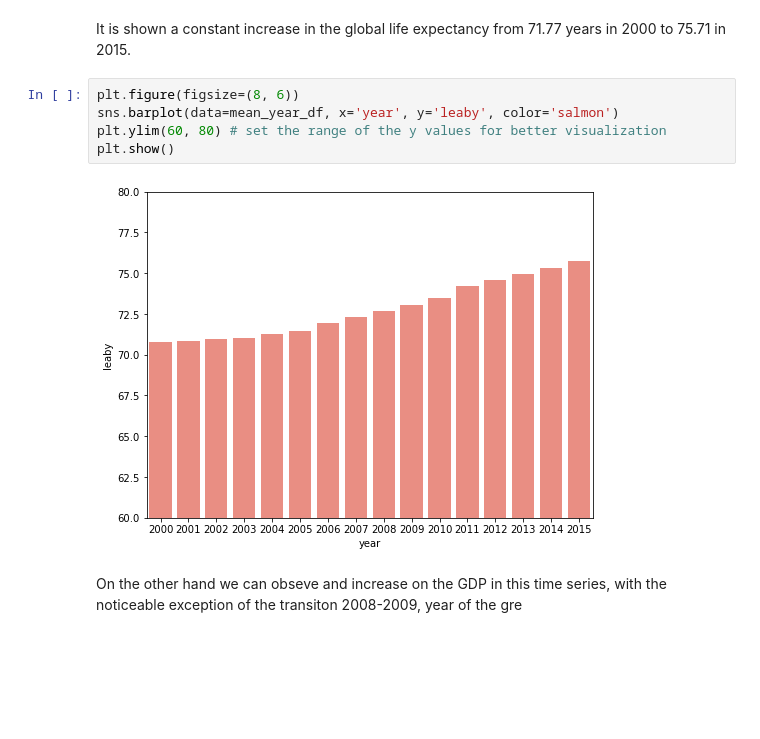
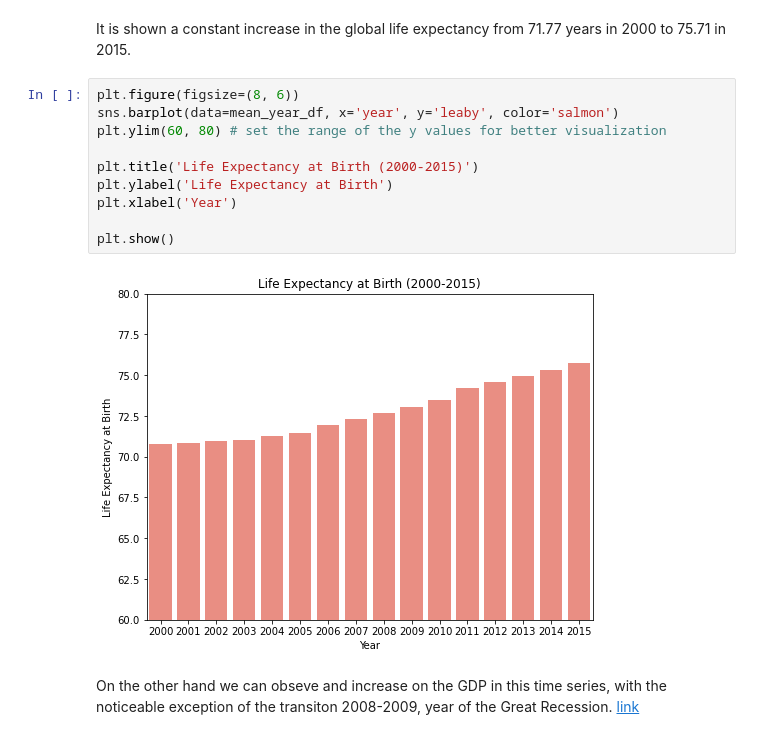
Before and after one commit to javierunix/codeacademy_datascience_path, a Jupyter notebook: Life-Expectancy-and-GDP-Starter/life_expectancy_gdp.ipynb, the cells around one changed output. Drawn from its saved outputs; the diff is of its cells as text; blank space fills up the shorter version.

```diff
--- a/Life-Expectancy-and-GDP-Starter/life_expectancy_gdp.ipynb
+++ b/Life-Expectancy-and-GDP-Starter/life_expectancy_gdp.ipynb
@@ -192,12 +192,17 @@ It is shown a constant increase in the global life expectancy from 71.77 years i
 # %%
 plt.figure(figsize=(8, 6))
 sns.barplot(data=mean_year_df, x='year', y='leaby', color='salmon')
 plt.ylim(60, 80) # set the range of the y values for better visualization
+
+plt.title('Life Expectancy at Birth (2000-2015)')
+plt.ylabel('Life Expectancy at Birth')
+plt.xlabel('Year')
+
 plt.show()
 # %% [output]
-[figure, old version]
+[figure, new version]
 # %% [markdown]
-On the other hand we can obseve and increase on the GDP in this time series, with the noticeable exception of the transiton 2008-2009, year of the gre
+On the other hand we can obseve and increase on the GDP in this time series, with the noticeable exception of the transiton 2008-2009, year of the Great Recession. [link](https://en.wikipedia.org/wiki/Great_Recession)
 # %%
 plt.figure(figsize=(8, 6))
 sns.barplot(data=mean_year_df, x='year', y='gdp', color='blue')
```
Also changed, not shown: parts of 7 cells of this notebook.
